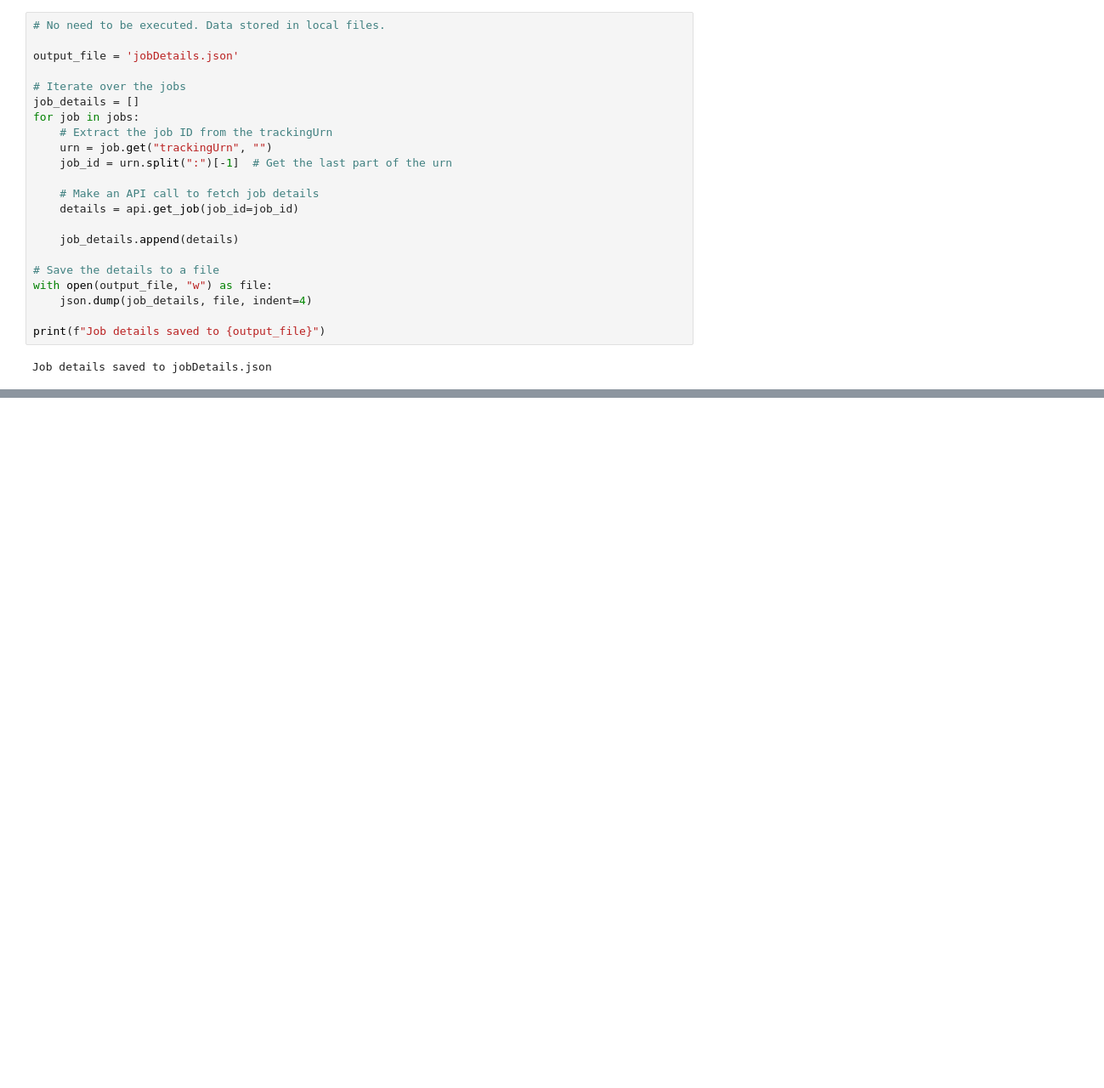
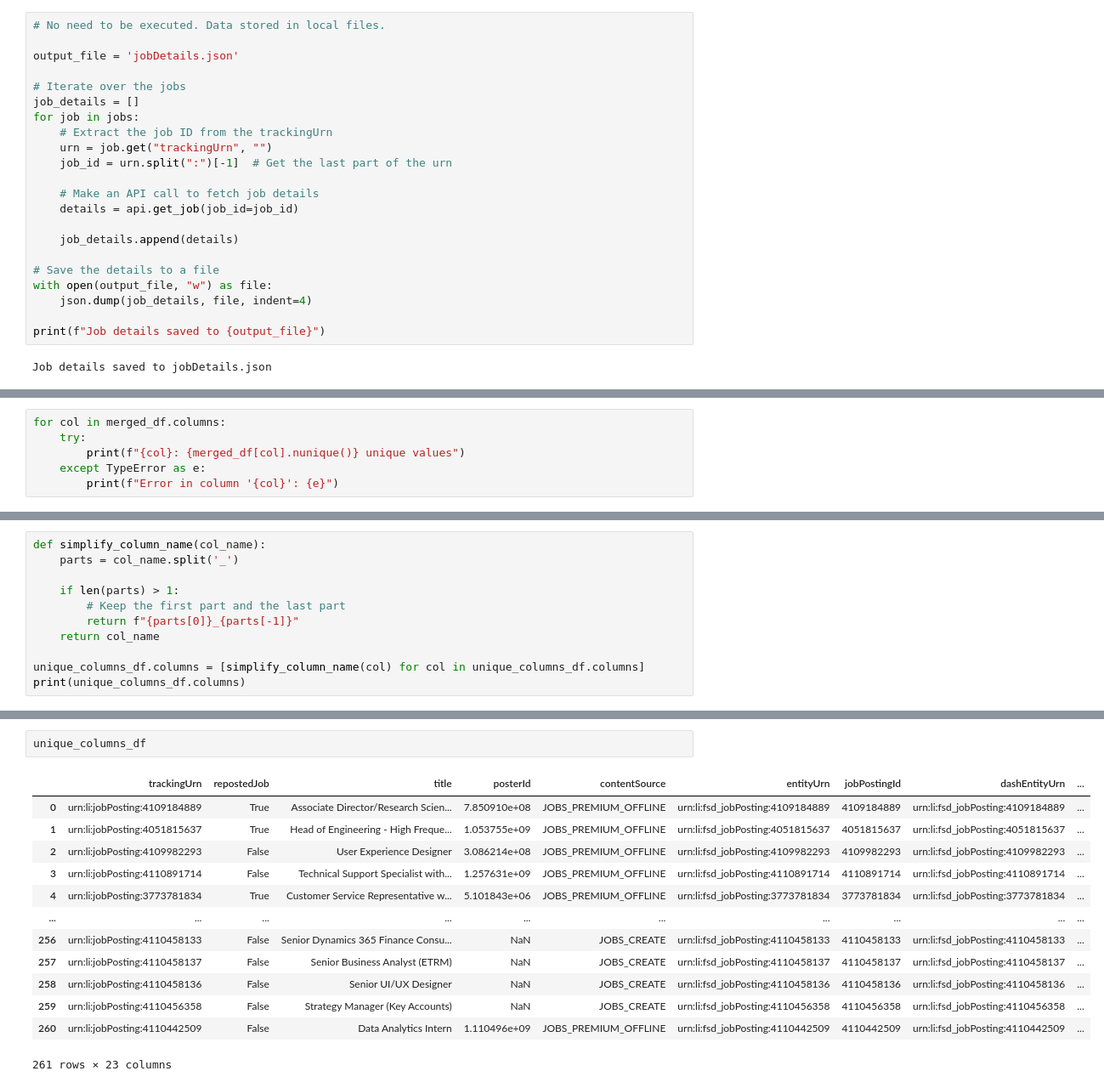
Before and after one commit to B-Kosev/social-media-linkedin-analyis, a Jupyter notebook: LinkedIn_Analysis.ipynb, the cells around one changed output, grey strips where cells are left out. Shown at 85% size. Drawn from its saved outputs; the diff is of its cells as text; blank space fills up the shorter version.

```diff
--- a/LinkedIn_Analysis.ipynb
+++ b/LinkedIn_Analysis.ipynb
@@ -87,0 +153,6 @@ details_df
+# %%
+for col in merged_df.columns:
+    try:
+        print(f"{col}: {merged_df[col].nunique()} unique values")
+    except TypeError as e:
+        print(f"Error in column '{col}': {e}")
@@ -87,0 +216,11 @@ details_df
+# %%
+def simplify_column_name(col_name):
+    parts = col_name.split('_')
+
+    if len(parts) > 1:
+        # Keep the first part and the last part
+        return f"{parts[0]}_{parts[-1]}"
+    return col_name
+
+unique_columns_df.columns = [simplify_column_name(col) for col in unique_columns_df.columns]
+print(unique_columns_df.columns)
@@ -87,0 +238,16 @@ details_df
+# %%
+unique_columns_df
+# %% [output]
+|  | trackingUrn | repostedJob | title | posterId | contentSource | entityUrn | jobPostingId | dashEntityUrn | ... |
+| 0 | urn:li:jobPosting:4109184889 | True | Associate Director/Research Scien... | 7.850910e+08 | JOBS_PREMIUM_OFFLINE | urn:li:fsd_jobPosting:4109184889 | 4109184889 | urn:li:fsd_jobPosting:4109184889 | ... |
+| 1 | urn:li:jobPosting:4051815637 | True | Head of Engineering - High Freque... | 1.053755e+09 | JOBS_PREMIUM_OFFLINE | urn:li:fsd_jobPosting:4051815637 | 4051815637 | urn:li:fsd_jobPosting:4051815637 | ... |
+| 2 | urn:li:jobPosting:4109982293 | False | User Experience Designer | 3.086214e+08 | JOBS_PREMIUM_OFFLINE | urn:li:fsd_jobPosting:4109982293 | 4109982293 | urn:li:fsd_jobPosting:4109982293 | ... |
+| 3 | urn:li:jobPosting:4110891714 | False | Technical Support Specialist with... | 1.257631e+09 | JOBS_PREMIUM_OFFLINE | urn:li:fsd_jobPosting:4110891714 | 4110891714 | urn:li:fsd_jobPosting:4110891714 | ... |
+| 4 | urn:li:jobPosting:3773781834 | True | Customer Service Representative w... | 5.101843e+06 | JOBS_PREMIUM_OFFLINE | urn:li:fsd_jobPosting:3773781834 | 3773781834 | urn:li:fsd_jobPosting:3773781834 | ... |
+| ... | ... | ... | ... | ... | ... | ... | ... | ... | ... |
+| 256 | urn:li:jobPosting:4110458133 | False | Senior Dynamics 365 Finance Consu... | NaN | JOBS_CREATE | urn:li:fsd_jobPosting:4110458133 | 4110458133 | urn:li:fsd_jobPosting:4110458133 | ... |
+| 257 | urn:li:jobPosting:4110458137 | False | Senior Business Analyst (ETRM) | NaN | JOBS_CREATE | urn:li:fsd_jobPosting:4110458137 | 4110458137 | urn:li:fsd_jobPosting:4110458137 | ... |
+| 258 | urn:li:jobPosting:4110458136 | False | Senior UI/UX Designer | NaN | JOBS_CREATE | urn:li:fsd_jobPosting:4110458136 | 4110458136 | urn:li:fsd_jobPosting:4110458136 | ... |
+| 259 | urn:li:jobPosting:4110456358 | False | Strategy Manager (Key Accounts) | NaN | JOBS_CREATE | urn:li:fsd_jobPosting:4110456358 | 4110456358 | urn:li:fsd_jobPosting:4110456358 | ... |
+| 260 | urn:li:jobPosting:4110442509 | False | Data Analytics Intern | 1.110496e+09 | JOBS_PREMIUM_OFFLINE | urn:li:fsd_jobPosting:4110442509 | 4110442509 | urn:li:fsd_jobPosting:4110442509 | ... |
+261 rows × 23 columns
```
Also changed, not shown: parts of 8 cells of this notebook.
